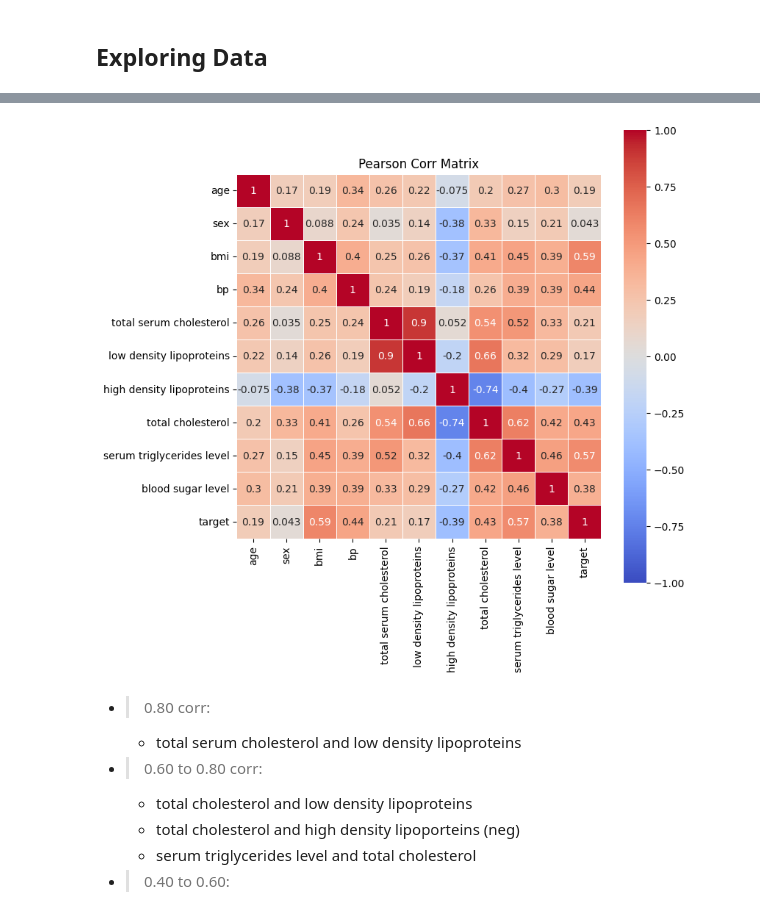
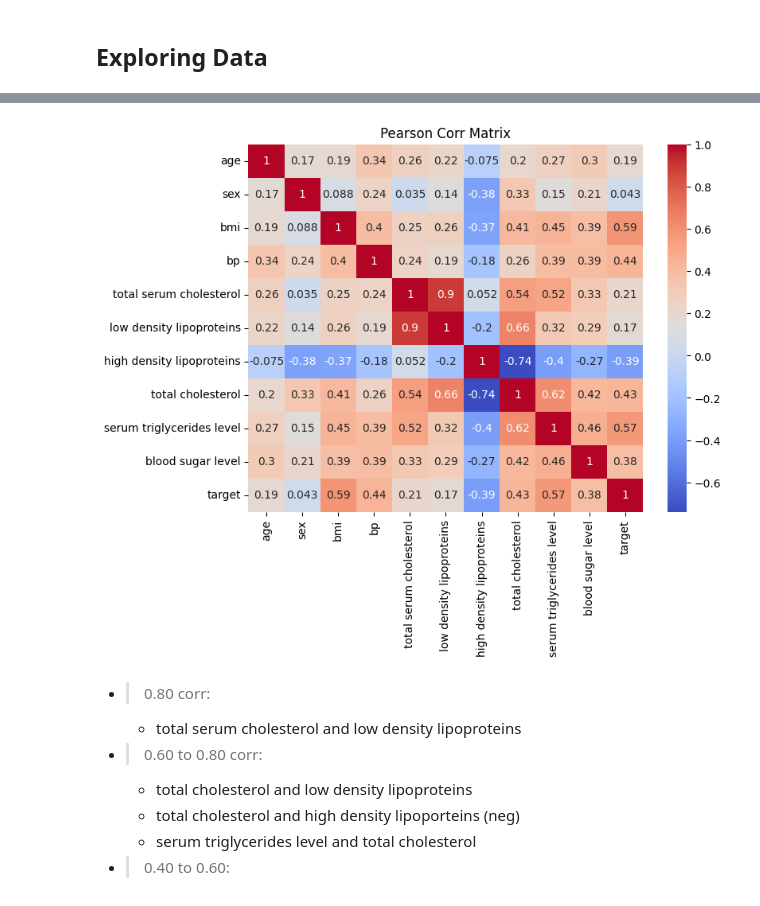
Before and after one commit to mglissmann/09_17_2024, a Jupyter notebook: diabetes_progression.ipynb, the cells around one changed output, grey strips where cells are left out. Drawn from its saved outputs; the diff is of its cells as text; code cells hidden in the pictures.

Commit message:
eda - analyzing hist and corrs

```diff
--- a/diabetes_progression.ipynb
+++ b/diabetes_progression.ipynb
@@ -114,21 +133,14 @@ Name: target, dtype: float64
 # %%
-correlation_matrix = X.join(y).corr()
-
-plt.figure(figsize=(8,8))
+plt.figure(figsize=(8,6))
 sns.heatmap(
-    correlation_matrix,
+    X.join(y).corr(),
     annot=True,
     cmap='coolwarm',
-    center=0,
-    vmin=-1,
-    vmax=1,
-    square=True,
-    linewidths=0.5,
     )
 plt.title("Pearson Corr Matrix")
 plt.show()
 # %% [output]
-[figure, old version]
+[figure, new version]
 # %% [markdown]
 - >0.80 corr:
     - total serum cholesterol and low density lipoproteins
```
Also changed, not shown: parts of 6 cells of this notebook.
